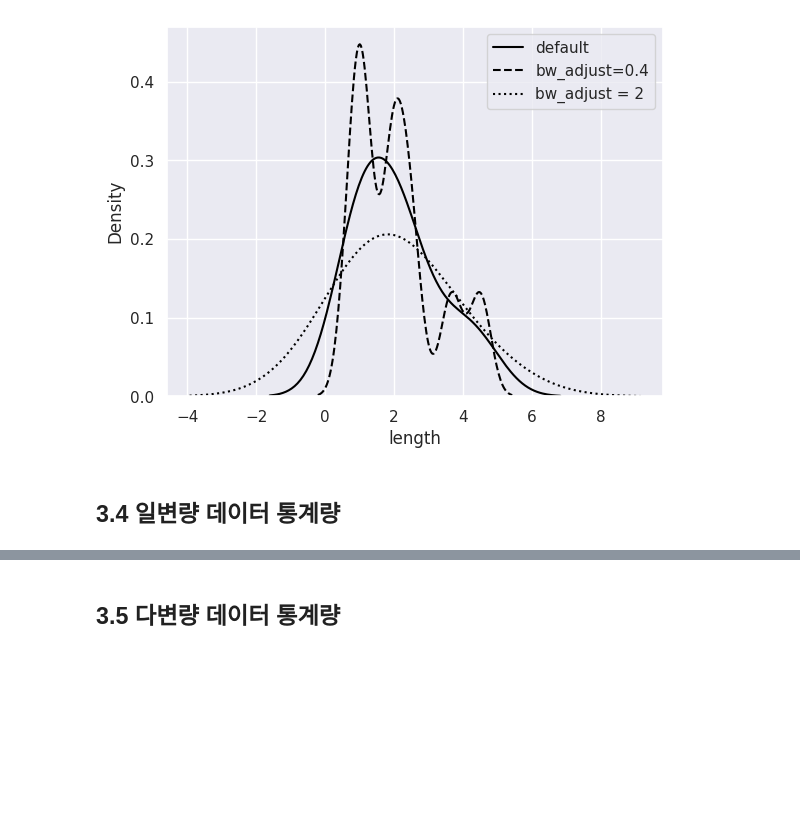
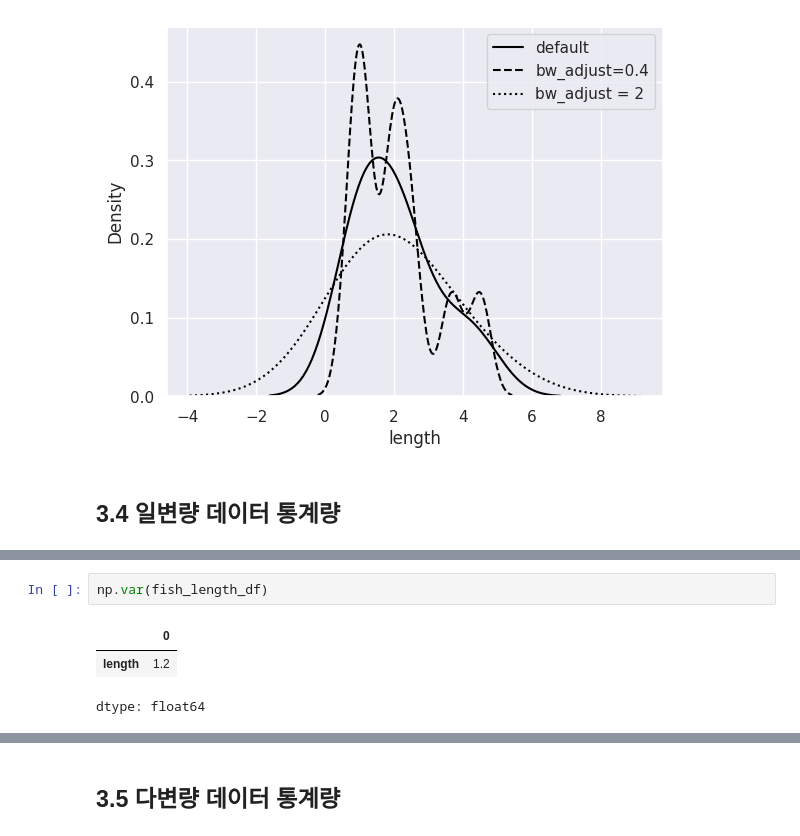
Before and after one commit to M4XJUNG/book-python-stats-2nd, a Jupyter notebook: learn_statistics_by_python.ipynb, the cells around one changed output, grey strips where cells are left out. Drawn from its saved outputs; the diff is of its cells as text; blank space fills up the shorter version.

```diff
--- a/learn_statistics_by_python.ipynb
+++ b/learn_statistics_by_python.ipynb
@@ -558,0 +741,6 @@ plt.legend() # 범례
+# %%
+np.var(fish_length_df)
+# %% [output]
+|  | 0 |
+| length | 1.2 |
+dtype: float64
```
Also changed, not shown: parts of 64 cells of this notebook.
